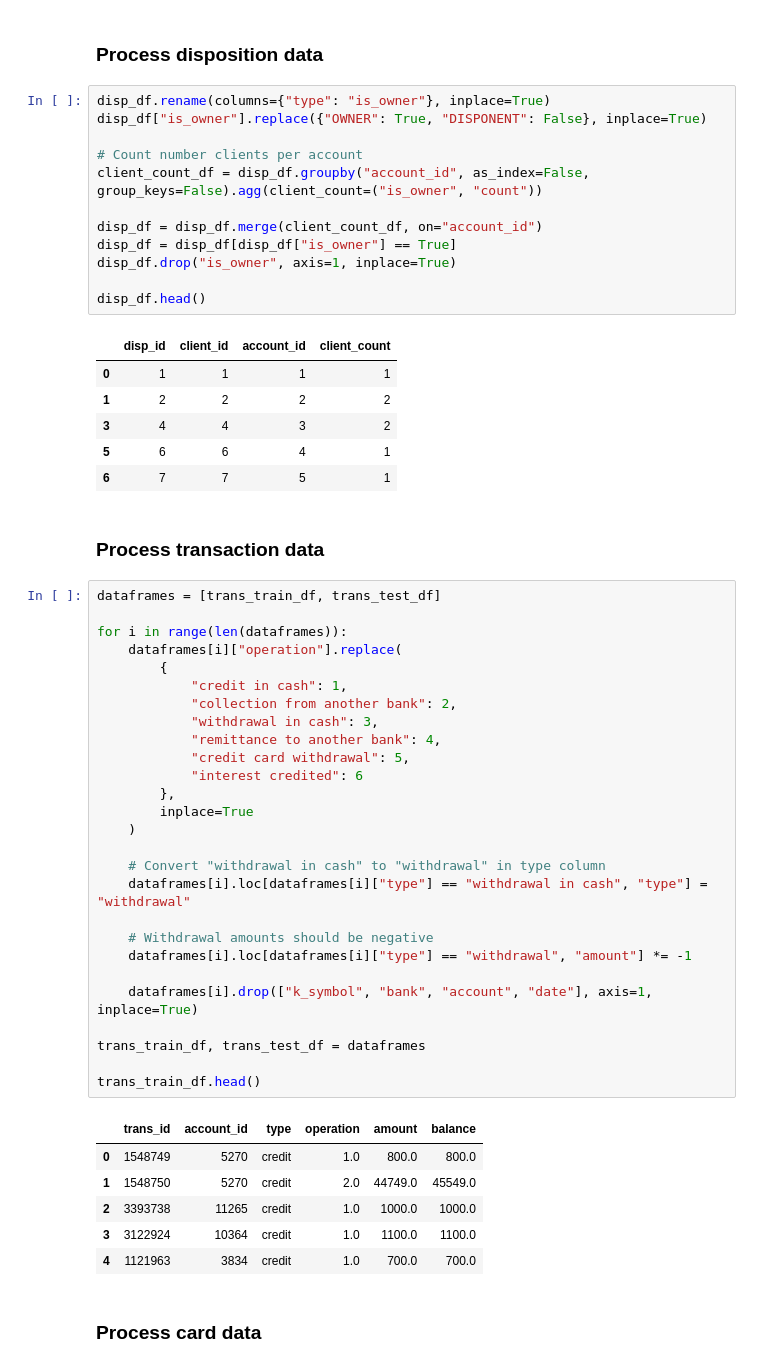
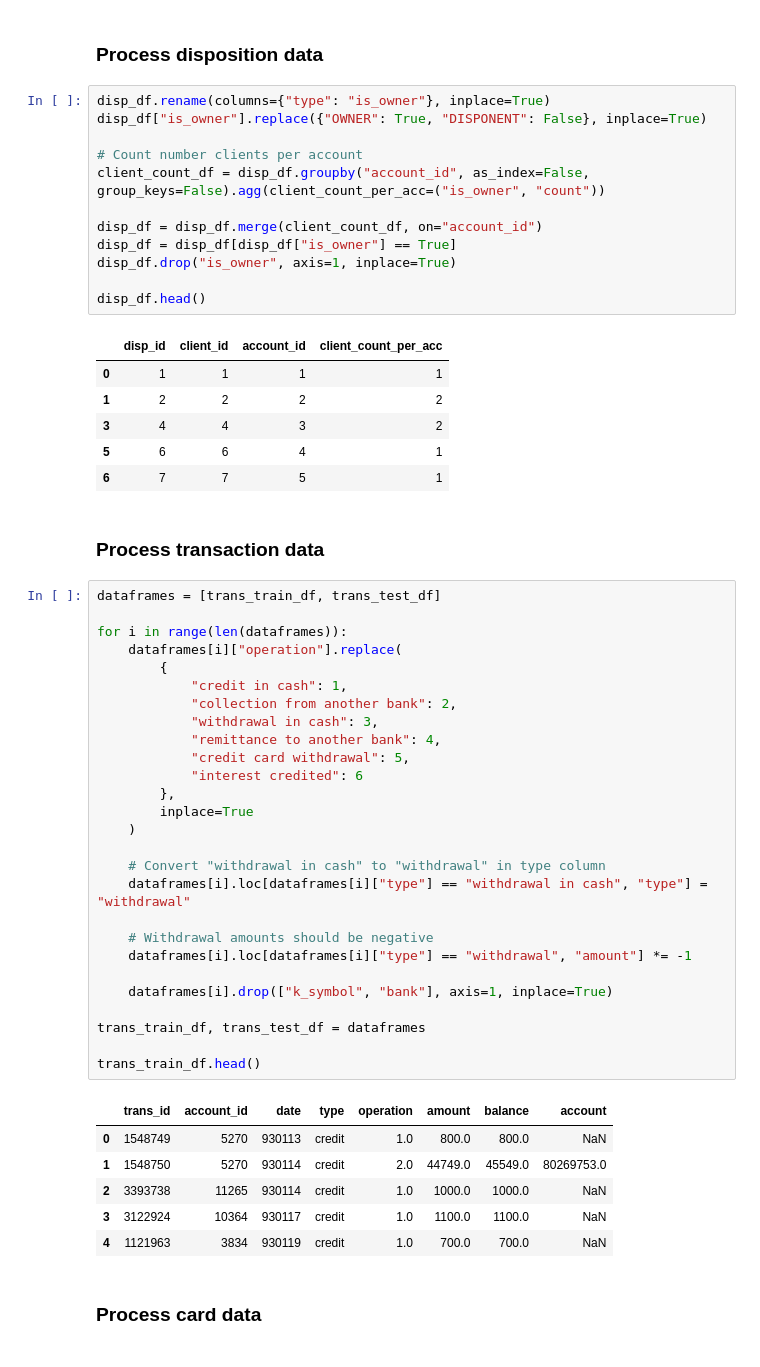
Before and after one commit to Educorreia932/FEUP-AC, a Jupyter notebook: Data Mining Project/notebooks/processing.ipynb, the cells around one changed output. Drawn from its saved outputs; the diff is of its cells as text.

```diff
--- a/Data Mining Project/notebooks/processing.ipynb
+++ b/Data Mining Project/notebooks/processing.ipynb
@@ -64,7 +64,7 @@ disp_df.rename(columns={"type": "is_owner"}, inplace=True)
 disp_df["is_owner"].replace({"OWNER": True, "DISPONENT": False}, inplace=True)
 
 # Count number clients per account
-client_count_df = disp_df.groupby("account_id", as_index=False, group_keys=False).agg(client_count=("is_owner", "count"))
+client_count_df = disp_df.groupby("account_id", as_index=False, group_keys=False).agg(client_count_per_acc=("is_owner", "count"))
 
 disp_df = disp_df.merge(client_count_df, on="account_id")
 disp_df = disp_df[disp_df["is_owner"] == True]
@@ -72,7 +72,7 @@ disp_df.drop("is_owner", axis=1, inplace=True)
 
 disp_df.head()
 # %% [output]
-|  | disp_id | client_id | account_id | client_count |
+|  | disp_id | client_id | account_id | client_count_per_acc |
 | 0 | 1 | 1 | 1 | 1 |
 | 1 | 2 | 2 | 2 | 2 |
 | 3 | 4 | 4 | 3 | 2 |
@@ -83,37 +83,37 @@ disp_df.head()
 # %%
 dataframes = [trans_train_df, trans_test_df]
 
 for i in range(len(dataframes)):
     dataframes[i]["operation"].replace(
         {
             "credit in cash": 1,
             "collection from another bank": 2,
             "withdrawal in cash": 3,
             "remittance to another bank": 4,
             "credit card withdrawal": 5,
             "interest credited": 6
         },
         inplace=True
     )
 
     # Convert "withdrawal in cash" to "withdrawal" in type column
     dataframes[i].loc[dataframes[i]["type"] == "withdrawal in cash", "type"] = "withdrawal"
 
     # Withdrawal amounts should be negative
     dataframes[i].loc[dataframes[i]["type"] == "withdrawal", "amount"] *= -1
 
-    dataframes[i].drop(["k_symbol", "bank", "account", "date"], axis=1, inplace=True)
+    dataframes[i].drop(["k_symbol", "bank"], axis=1, inplace=True)
 
 trans_train_df, trans_test_df = dataframes
 
 trans_train_df.head()
 # %% [output]
-|  | trans_id | account_id | type | operation | amount | balance |
-| 0 | 1548749 | 5270 | credit | 1.0 | 800.0 | 800.0 |
-| 1 | 1548750 | 5270 | credit | 2.0 | 44749.0 | 45549.0 |
-| 2 | 3393738 | 11265 | credit | 1.0 | 1000.0 | 1000.0 |
-| 3 | 3122924 | 10364 | credit | 1.0 | 1100.0 | 1100.0 |
-| 4 | 1121963 | 3834 | credit | 1.0 | 700.0 | 700.0 |
+|  | trans_id | account_id | date | type | operation | amount | balance | account |
+| 0 | 1548749 | 5270 | 930113 | credit | 1.0 | 800.0 | 800.0 | NaN |
+| 1 | 1548750 | 5270 | 930114 | credit | 2.0 | 44749.0 | 45549.0 | 80269753.0 |
+| 2 | 3393738 | 11265 | 930114 | credit | 1.0 | 1000.0 | 1000.0 | NaN |
+| 3 | 3122924 | 10364 | 930117 | credit | 1.0 | 1100.0 | 1100.0 | NaN |
+| 4 | 1121963 | 3834 | 930119 | credit | 1.0 | 700.0 | 700.0 | NaN |
 # %% [markdown]
 ### Process card data
 # %%
```
Also changed, not shown: parts of 9 cells of this notebook, 1 other file.
